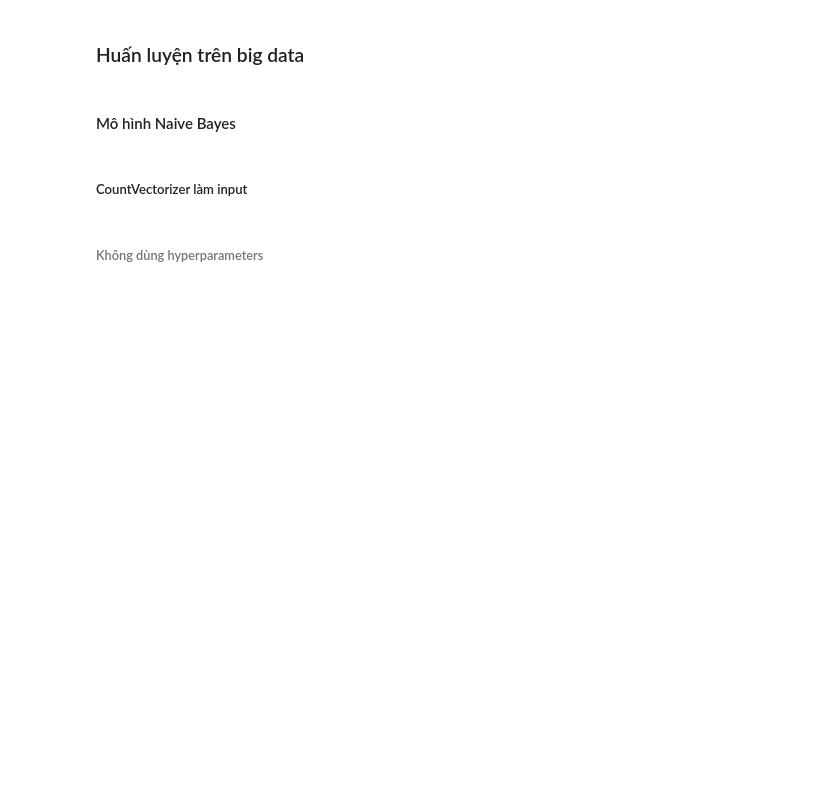
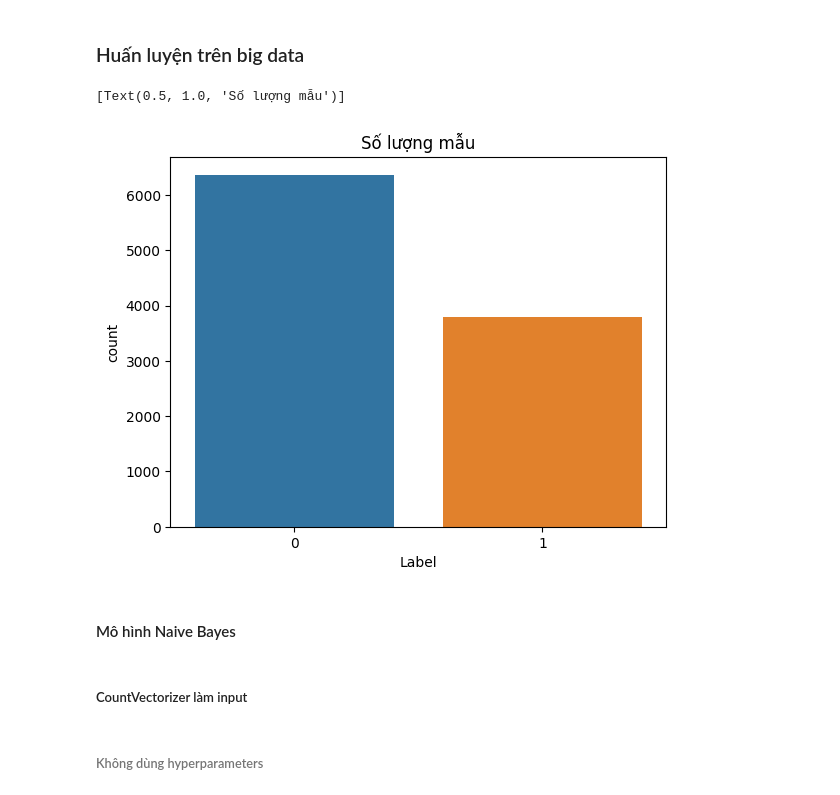
Before and after one commit to Haix1xx/Foody_Sentiment_Analysis, a Jupyter notebook: NLP.ipynb, the cells around one changed output. Drawn from its saved outputs; the diff is of its cells as text; code cells hidden in the pictures; blank space fills up the shorter version.

```diff
--- a/NLP.ipynb
+++ b/NLP.ipynb
@@ -492,6 +492,11 @@ x = big_df['Review']
 y = big_df['Label']
 
 x_train, x_test, y_train, y_test = train_test_split(x, y, test_size=0.3, random_state=0, stratify=y)
+# %%
+sns.countplot(data=big_df, x='Label').set(title='Số lượng mẫu')
+# %% [output]
+[Text(0.5, 1.0, 'Số lượng mẫu')]
+[figure, added]
 # %% [markdown]
 #### Mô hình Naive Bayes
 # %% [markdown]
```
Also changed, not shown: parts of 39 cells of this notebook.
